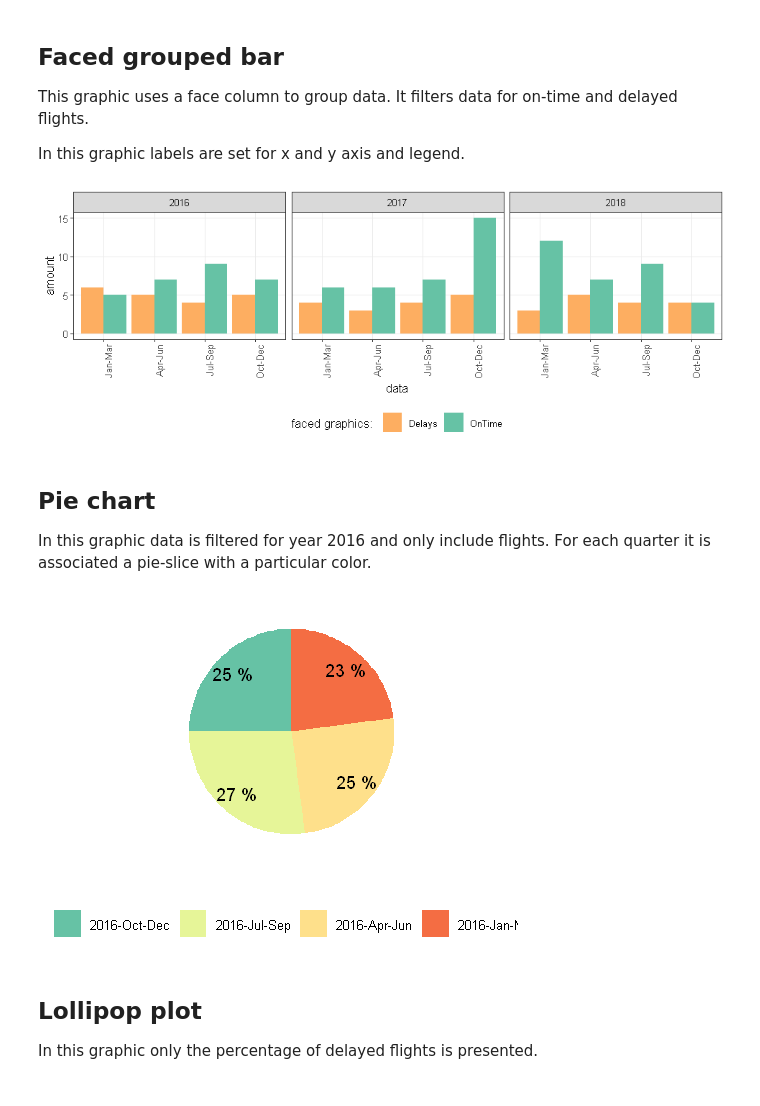
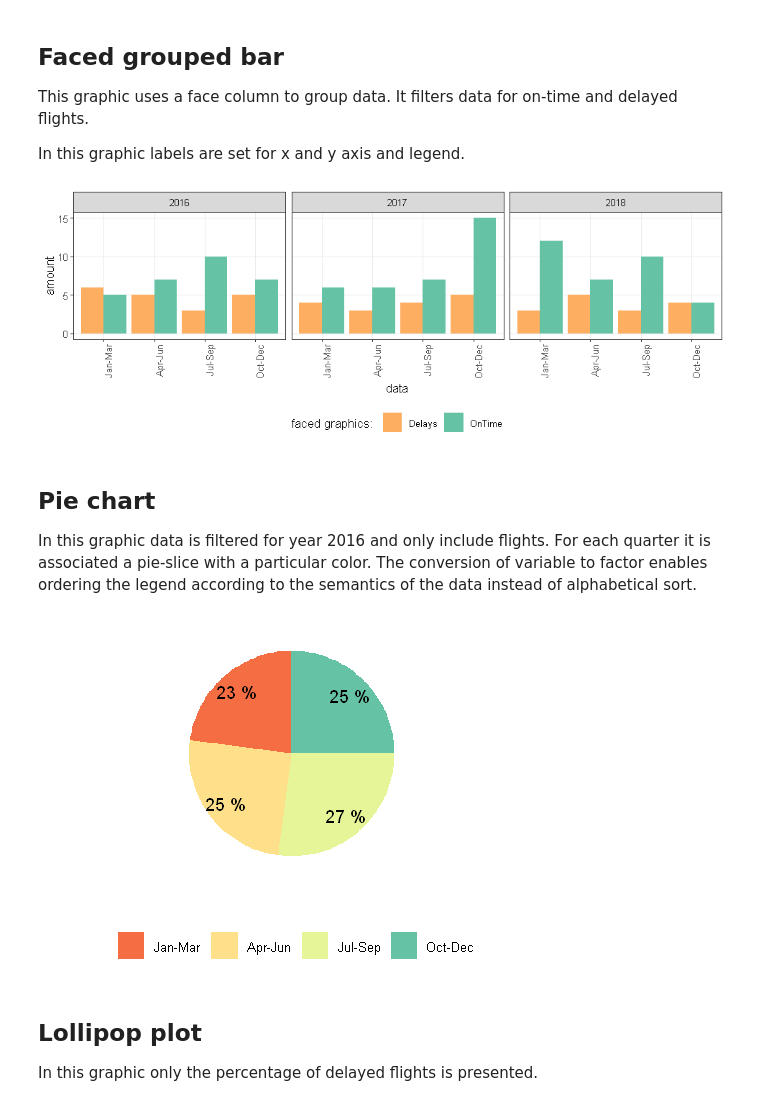
Before and after one commit to eogasawara/mylibrary, a Jupyter notebook: myGraphics.ipynb, the cells around one changed output. Cells and saved outputs as stored; diff of their text form; code cells hidden in the pictures.

```diff
--- a/myGraphics.ipynb
+++ b/myGraphics.ipynb
@@ -33,7 +35,7 @@ create_dataset <- function() {
   data <- read.table(text = "Year Months Flights Delays
                      2016 Jan-Mar 11 6
                      2016 Apr-Jun 12 5
-                     2016 Jul-Sep 13 4
+                     2016 Jul-Sep 13 3
                      2016 Oct-Dec 12 5
                      2017 Jan-Mar 10 4
                      2017 Apr-Jun 9 3
@@ -41,7 +43,7 @@ create_dataset <- function() {
                      2017 Oct-Dec 20 5
                      2018 Jan-Mar 15 3
                      2018 Apr-Jun 12 5
-                     2018 Jul-Sep 13 4
+                     2018 Jul-Sep 13 3
                      2018 Oct-Dec 8 4",
                      header = TRUE,sep = "")
   data$OnTime <- data$Flights - data$Delays
@@ -147,19 +174,22 @@ options(repr.plot.width=8, repr.plot.height=3)
 plot(grf)
 options(repr.plot.width=4, repr.plot.height=3)
 # %% [output]
-[figure, old version]
+[figure, new version]
 # %% [markdown]
 ## Pie chart
-In this graphic data is filtered for year 2016 and only include flights. For each quarter it is associated a pie-slice with a particular color.
+In this graphic data is filtered for year 2016 and only include flights.
+For each quarter it is associated a pie-slice with a particular color.
+The conversion of variable to factor enables ordering the legend according to the semantics of the data instead of alphabetical sort.
 # %%
-mypiedata <- data %>% filter(Year == 2016 & variable =="Flights") %>% select(variable=x, value=value)
+mypiedata <- data %>% filter(Year == 2016 & variable =="Flights") %>% select(variable=Months, value=value)
+mypiedata$variable <- factor(mypiedata$variable,levels = c('Oct-Dec', 'Jul-Sep', 'Apr-Jun', 'Jan-Mar'))
 mypiedata$colors <- col_4
 mypiedata <- prepare.pieplot(mypiedata)
 
 grfpie <- plot.pieplot(mypiedata, colors=as.character(mypiedata$colors))
 plot(grfpie)
 # %% [output]
-[figure, old version]
+[figure, new version]
 # %% [markdown]
 ## Lollipop plot
 
```
Also changed, not shown: parts of 13 cells of this notebook.
